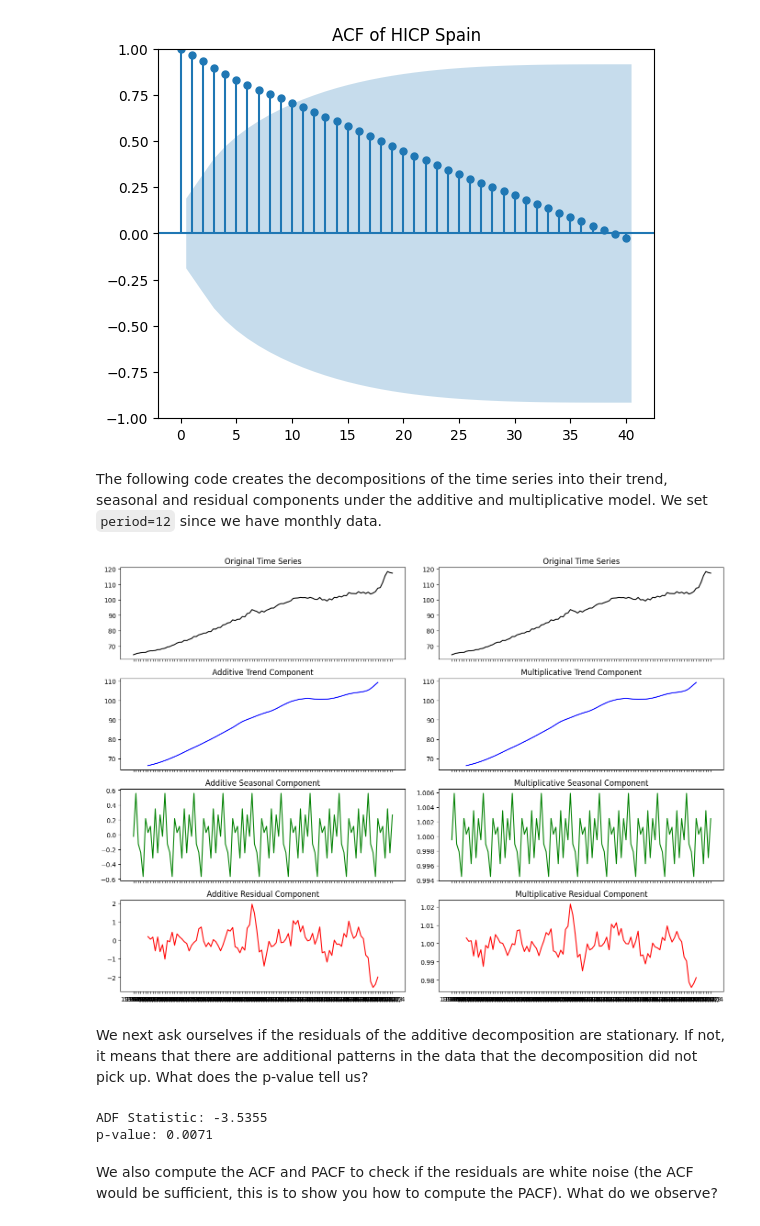
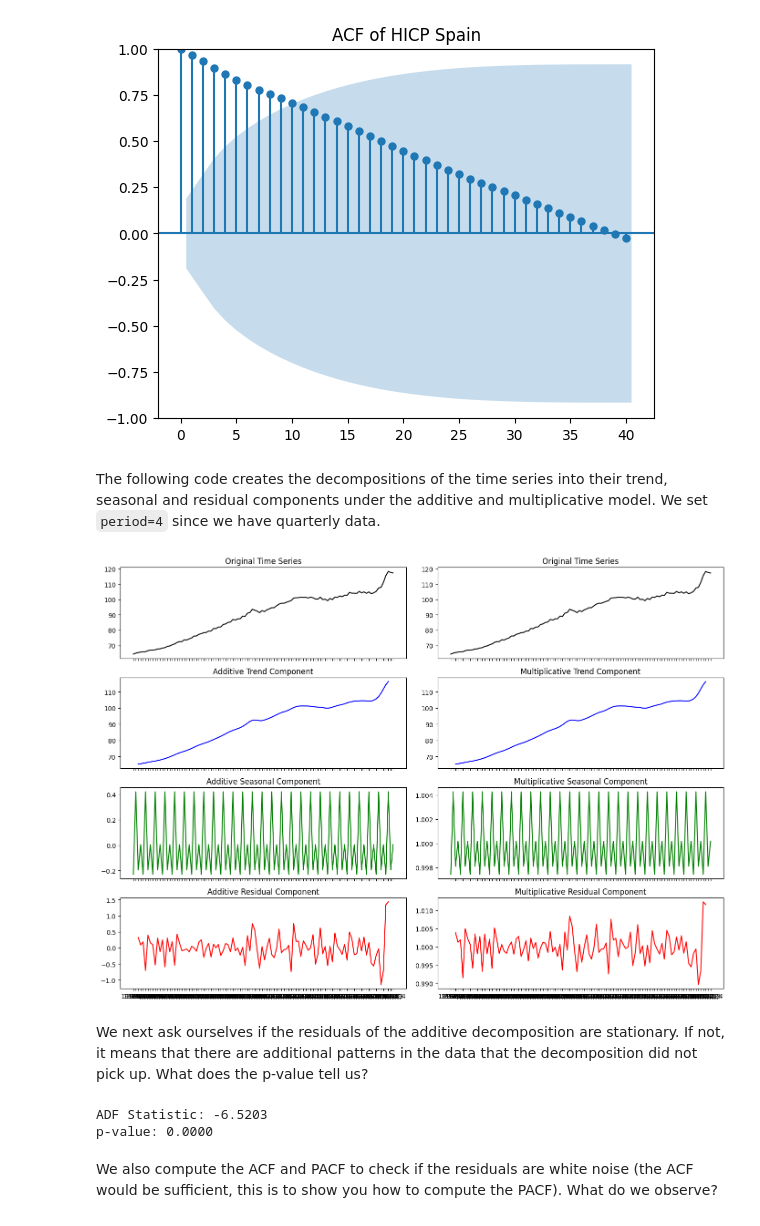
Before and after one commit to lyhxd1030/Time-Series-Analysis, a Jupyter notebook: Time series analysis..ipynb, the cells around one changed output. Cells and saved outputs as stored; diff of their text form; code cells hidden in the pictures.

```diff
--- a/Time series analysis..ipynb
+++ b/Time series analysis..ipynb
@@ -74,46 +74,46 @@ plt.show()
 <Figure size 1200x500 with 0 Axes>
 [figure]
 # %% [markdown]
-The following code creates the decompositions of the time series into their trend, seasonal and residual components under the additive and multiplicative model. We set `period=12` since we have monthly data.
+The following code creates the decompositions of the time series into their trend, seasonal and residual components under the additive and multiplicative model. We set `period=4` since we have quarterly data.
 # %%
 
 # ---  Apply Additive and Multiplicative Decomposition ---
-additive_decomposition = seasonal_decompose(df["HICP.All.Spain"], model="additive", period=12)
-multiplicative_decomposition = seasonal_decompose(df["HICP.All.Spain"], model="multiplicative", period=12)
+additive_decomposition = seasonal_decompose(df["HICP.All.Spain"], model="additive", period=4)
+multiplicative_decomposition = seasonal_decompose(df["HICP.All.Spain"], model="multiplicative", period=4)
 
 # Plot both decompositions side by side
 fig, axes = plt.subplots(4, 2, figsize=(14, 10), sharex=True)
 
 # Additive Decomposition Plots
 axes[0, 0].plot(df.index, df["HICP.All.Spain"], color="black")
 axes[0, 0].set_title("Original Time Series")
 
 axes[1, 0].plot(df.index, additive_decomposition.trend, color="blue")
 axes[1, 0].set_title("Additive Trend Component")
 
 axes[2, 0].plot(df.index, additive_decomposition.seasonal, color="green")
 axes[2, 0].set_title("Additive Seasonal Component")
 
 axes[3, 0].plot(df.index, additive_decomposition.resid, color="red")
 axes[3, 0].set_title("Additive Residual Component")
 
 # Multiplicative Decomposition Plots
 axes[0, 1].plot(df.index, df["HICP.All.Spain"], color="black")
 axes[0, 1].set_title("Original Time Series")
 
 axes[1, 1].plot(df.index, multiplicative_decomposition.trend, color="blue")
 axes[1, 1].set_title("Multiplicative Trend Component")
 
 axes[2, 1].plot(df.index, multiplicative_decomposition.seasonal, color="green")
 axes[2, 1].set_title("Multiplicative Seasonal Component")
 
 axes[3, 1].plot(df.index, multiplicative_decomposition.resid, color="red")
 axes[3, 1].set_title("Multiplicative Residual Component")
 
 plt.tight_layout()
 plt.show()
 # %% [output]
-[figure, old version]
+[figure, new version]
 # %% [markdown]
 We next ask ourselves if the residuals of the additive decomposition are stationary. If not, it means that there are additional patterns in the data that the decomposition did not pick up. What does the p-value tell us?
 # %%
@@ -124,8 +124,8 @@ adf_result = adfuller(residuals)
 print(f"ADF Statistic: {adf_result[0]:.4f}")
 print(f"p-value: {adf_result[1]:.4f}")
 # %% [output]
-ADF Statistic: -3.5355
-p-value: 0.0071
+ADF Statistic: -6.5203
+p-value: 0.0000
 # %% [markdown]
 We also compute the ACF and PACF to check if the residuals are white noise (the ACF would be sufficient, this is to show you how to compute the PACF). What do we observe?
 # %%
```
Also changed, not shown: parts of 24 cells of this notebook.
